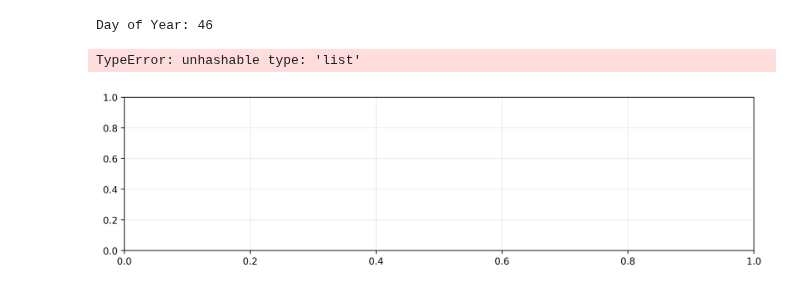
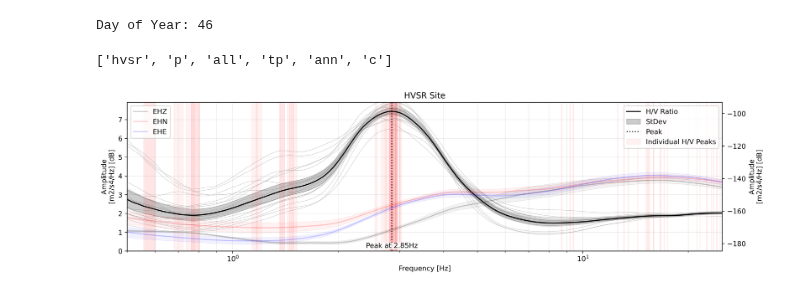
Before and after one commit to RJbalikian/SPRIT-HVSR, a Jupyter notebook: working_notebook.ipynb, the cells around one changed output. Saved outputs shown, nothing was run; the diff lists cells and outputs as text; code cells hidden in the pictures.

Commit message:
finish hvsr plot initialization

```diff
--- a/working_notebook.ipynb
+++ b/working_notebook.ipynb
@@ -38,15 +38,13 @@ Using default metadata file for Raspberry Shake v.7 contained in repository at
 # %%
 params = sprit.get_metadata(params)
 stream = sprit.fetch_data(params, source='dir', trim_dir=trimDir)
-#stream = hvsr.trim_data(stream, params, export_format='mseed', export_dir=params['dataPath'])
-ppsds = sprit.generate_ppsds(params=params, stream=stream, ppsd_length=120, overlap=0.25 )
-hvsr_dict = sprit.process_hvsr(params=params, method=4, resample=True, smooth=True)
+params = sprit.generate_ppsds(params=params, stream=stream, ppsd_length=120, overlap=0.25, period_step_octaves=0.001)
+hvsr_dict = sprit.process_hvsr(params=params, method=4, resample=False, smooth=10)
+hvsr_dict = sprit.check_peaks(hvsr_dict=hvsr_dict, hvsr_band=[0.5, 25], do_rank=True)
 # %% [output]
 Day of Year: 46
-# %%
-hvsr_dict = sprit.check_peaks(hvsr_dict=hvsr_dict, hvsr_band=[0.5, 25], do_rank=False)
 # %%
-sprit.hvplot(hvsr_dict, kind='specgram', grid='both', show=True)
+sprit.hvplot(hvsr_dict, kind='hvsr p all tp ann c', grid='both', show=True)
 # %% [output]
-TypeError: unhashable type: 'list'
+['hvsr', 'p', 'all', 'tp', 'ann', 'c']
-[figure, old version]
+[figure, new version]
```
Also changed, not shown: parts of 2 cells of this notebook, 1 other file.
